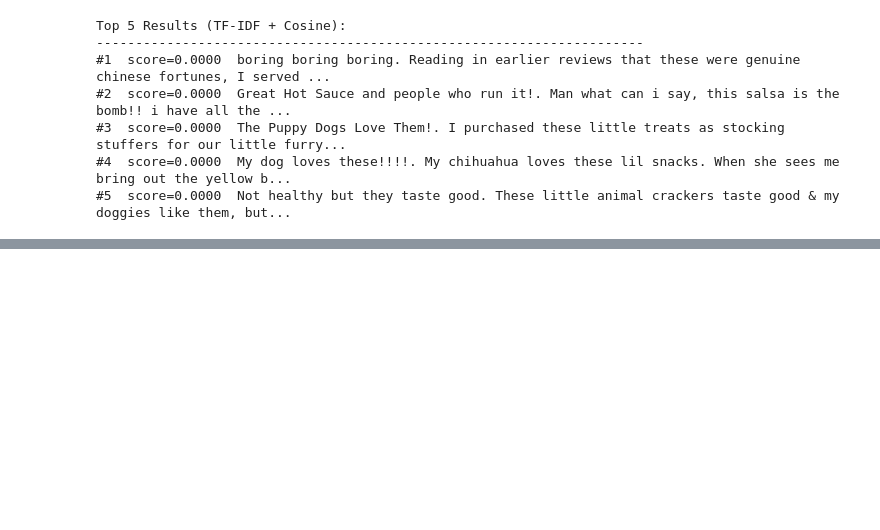
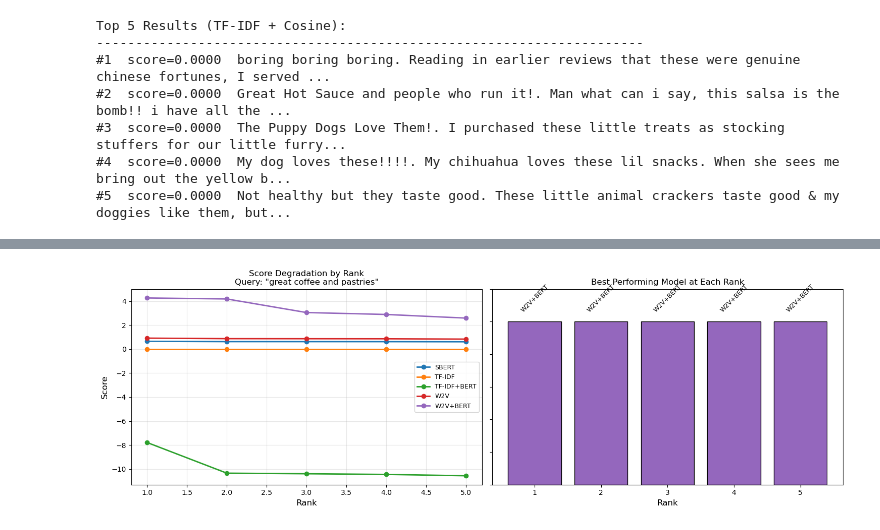
Before and after one commit to gehad-abdulaziz/nlp-search-engine, a Jupyter notebook: notebooks/demo2.ipynb, the cells around one changed output, grey strips where cells are left out. Saved outputs shown, nothing was run; the diff lists cells and outputs as text; code cells hidden in the pictures; blank space fills up the shorter version.

```diff
--- a/notebooks/demo2.ipynb
+++ b/notebooks/demo2.ipynb
@@ -976,0 +963,46 @@ Top 5 Results (Word2Vec + BERT):
+# %%
+import matplotlib.pyplot as plt
+import numpy as np
+
+# simple comparison plot for the current query
+fig, axes = plt.subplots(1, 2, figsize=(15, 5))
+
+# Subplot 1: Score comparison
+models_short = ['SBERT', 'TF-IDF', 'TF-IDF+BERT', 'W2V', 'W2V+BERT']
+all_results = [embeddings_results, tfidf_results, tfidf_bert_results, w2v_results, w2v_bert_results]
+scores_matrix = [[r['score'] for r in results] for results in all_results]
+
+for i, (model, scores) in enumerate(zip(models_short, scores_matrix)):
+    axes[0].plot(range(1, 6), scores, marker='o', label=model, linewidth=2)
+
+axes[0].set_xlabel('Rank', fontsize=12)
+axes[0].set_ylabel('Score', fontsize=12)
+axes[0].set_title(f'Score Degradation by Rank\nQuery: "{query[:50]}"', fontsize=12)
+axes[0].legend(fontsize=9)
+axes[0].grid(True, alpha=0.3)
+
+# Subplot 2: Best model at each rank
+best_models = []
+for rank in range(5):
+    rank_scores = [scores_matrix[i][rank] for i in range(5)]
+    best_models.append(models_short[np.argmax(rank_scores)])
+
+colors = ['#1f77b4', '#ff7f0e', '#2ca02c', '#d62728', '#9467bd']
+color_map = {model: colors[i] for i, model in enumerate(models_short)}
+bar_colors = [color_map[m] for m in best_models]
+
+bars = axes[1].bar(range(1, 6), [1]*5, color=bar_colors, edgecolor='black')
+axes[1].set_xlabel('Rank', fontsize=12)
+axes[1].set_title('Best Performing Model at Each Rank', fontsize=12)
+axes[1].set_ylim(0, 1.2)
+axes[1].set_yticklabels([])
+
+for bar, model in zip(bars, best_models):
+    axes[1].text(bar.get_x() + bar.get_width()/2, bar.get_height() + 0.05,
+                model, ha='center', va='bottom', fontsize=9, rotation=45)
+
+plt.tight_layout()
+plt.savefig('current_query_analysis.png', dpi=150, bbox_inches='tight')
+plt.show()
+# %% [output]
+[figure, added]
```
Also changed, not shown: parts of 6 cells of this notebook.
